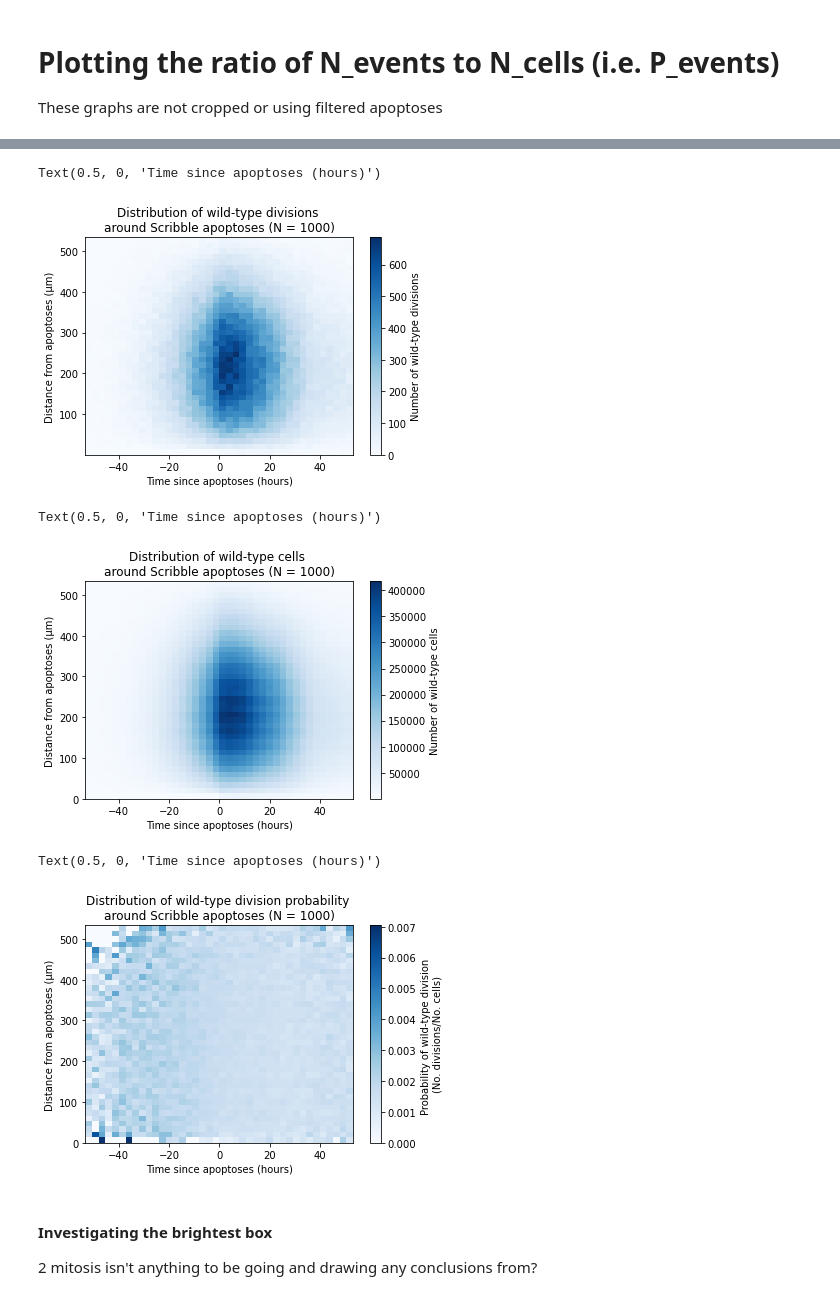
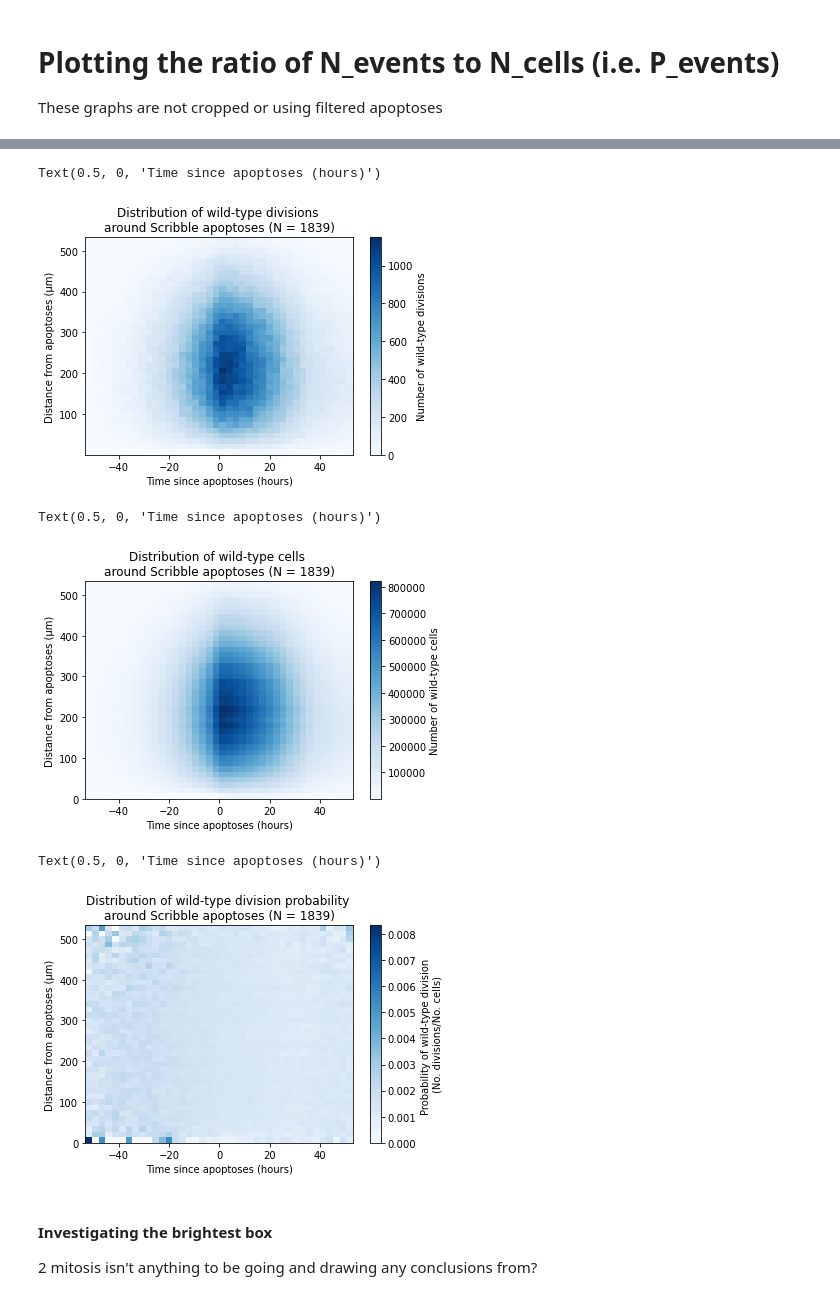
Before and after one commit to nthndy/cell-comp-analysis, a Jupyter notebook: radial_analysis/radial_analysis_lite.ipynb, the cells around one changed output, grey strips where cells are left out. Cells and saved outputs as stored; diff of their text form; code cells hidden in the pictures.

```diff
--- a/radial_analysis/radial_analysis_lite.ipynb
+++ b/radial_analysis/radial_analysis_lite.ipynb
@@ -265,5 +292,8 @@ event_files
  '/home/nathan/data/results/radial_analysis_output/follow/raw_lists/1600.1600/scr_apop_wt_div_xyt/1600.1600/GV0802_Pos5_Scr_-1090_N_events_wt_rad_1600_t_range_1600_focal_txy_1031_324_156.csv',
  ...]
 # %%
-### how much to crop the spatial measurements to avoid boundary effects
-crop_amount = 20
+N_events_df = load_radial_df(event_files,
+                             R = 300,
+                             crop_amount = 20, ### how much to crop the spatial measurements to avoid boundary effects
+                             streamline = False,
+                            strict_filtering=True)
@@ -270,5 +301,0 @@ crop_amount = 20
-# %%
-N_events_df = load_radial_df(event_files,
-                             R = None,
-                             crop_amount = crop_amount,
-                             streamline = False)
@@ -392,33 +510,33 @@ bins = 40
 # %%
 N_events, xedges, yedges, _ = plt.hist2d(N_events_df['Time since apoptosis'], N_events_df['Distance from apoptosis'],
                       bins=bins, cmap='Blues')
 plt.colorbar(label = 'Number of wild-type divisions')
-plt.title('Distribution of wild-type divisions \naround Scribble apoptoses (N = 1000)')
+plt.title('Distribution of wild-type divisions \naround Scribble apoptoses (N = 1839)')
 plt.ylabel('Distance from apoptoses (μm)')
 plt.xlabel('Time since apoptoses (hours)')
 # %% [output]
 Text(0.5, 0, 'Time since apoptoses (hours)')
-[figure, old version]
+[figure, new version]
 # %%
 N_cells, xedges, yedges, _ = plt.hist2d(N_cells_df['Time since apoptosis'], N_cells_df['Distance from apoptosis'],
                       bins=bins, cmap='Blues')
 plt.colorbar(label = 'Number of wild-type cells')
-plt.title('Distribution of wild-type cells \naround Scribble apoptoses (N = 1000)')
+plt.title('Distribution of wild-type cells \naround Scribble apoptoses (N = 1839)')
 plt.ylabel('Distance from apoptoses (μm)')
 plt.xlabel('Time since apoptoses (hours)')
 # %% [output]
 Text(0.5, 0, 'Time since apoptoses (hours)')
-[figure, old version]
+[figure, new version]
 # %%
 P_events = N_events/N_cells
 pc = plt.pcolormesh(xedges, yedges, P_events.T, cmap = 'Blues')
 plt.colorbar(label = 'Probability of wild-type division \n(No. divisions/No. cells)')
-plt.title('Distribution of wild-type division probability \naround Scribble apoptoses (N = 1000)')
+plt.title('Distribution of wild-type division probability \naround Scribble apoptoses (N = 1839)')
 plt.ylabel('Distance from apoptoses (μm)')
 plt.xlabel('Time since apoptoses (hours)')
 # %% [output]
 Text(0.5, 0, 'Time since apoptoses (hours)')
-[figure, old version]
+[figure, new version]
 # %% [markdown]
 #### Investigating the brightest box
 
```
Also changed, not shown: parts of 85 cells of this notebook, 1 other file.
